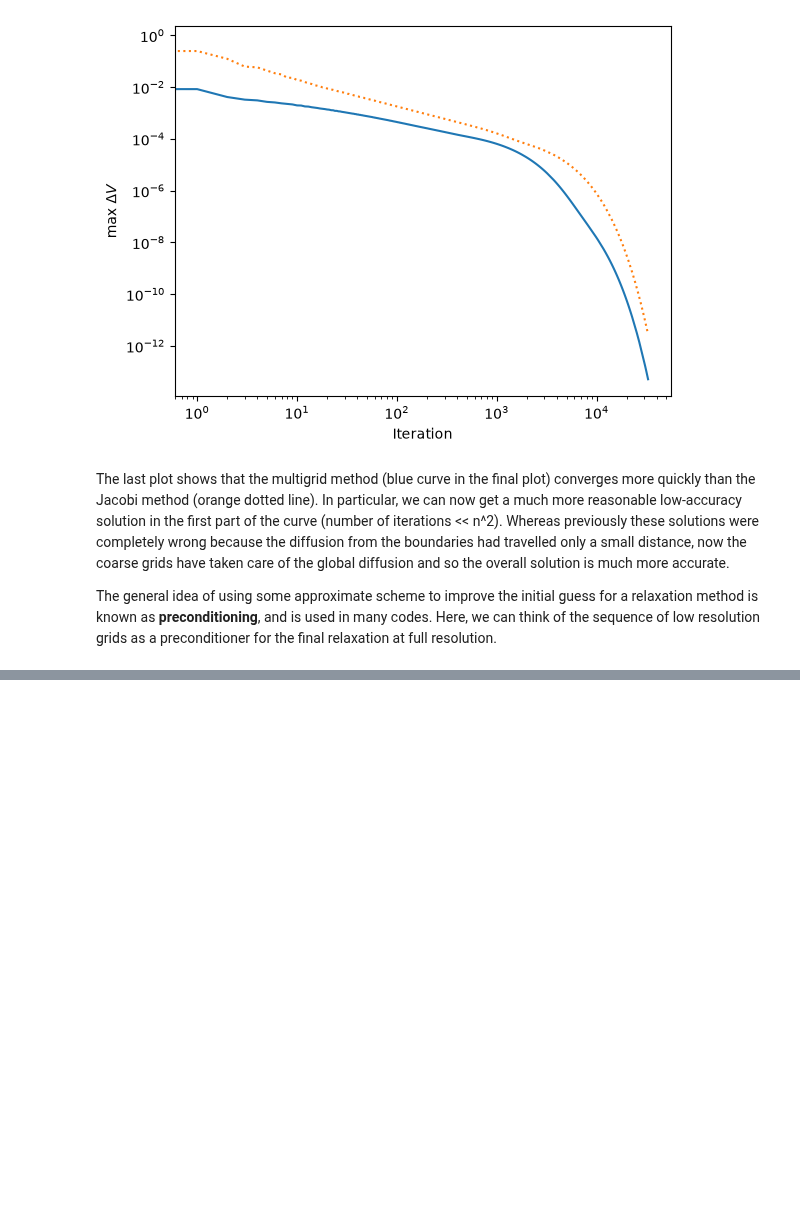
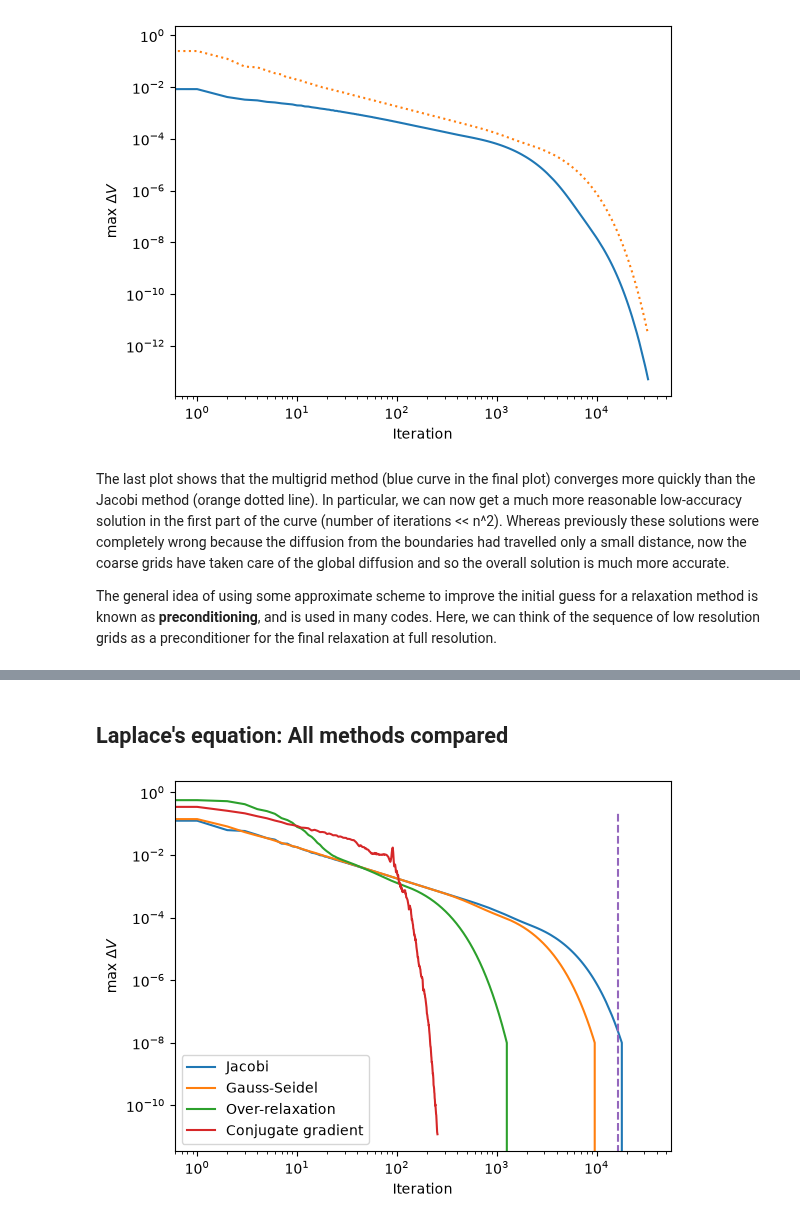
Before and after one commit to andrewcumming/phys512, a Jupyter notebook: solutions_bvp.ipynb, the cells around one changed output, grey strips where cells are left out. Drawn from its saved outputs; the diff is of its cells as text; code cells hidden in the pictures; blank space fills up the shorter version.

```diff
--- a/solutions_bvp.ipynb
+++ b/solutions_bvp.ipynb
@@ -595,0 +834,18 @@ The general idea of using some approximate scheme to improve the initial guess f
+# %% [markdown]
+## Laplace's equation: All methods compared
+# %%
+# Compare all methods
+plt.clf()
+plt.plot(np.arange(len(deltaV_jacobi)), deltaV_jacobi, label='Jacobi')
+plt.plot(np.arange(len(deltaV_gauss)), deltaV_gauss, label='Gauss-Seidel')
+plt.plot(np.arange(len(deltaV_sor)), deltaV_sor, label='Over-relaxation')
+plt.plot(np.arange(len(delta_x)), delta_x, label='Conjugate gradient')
+plt.plot([n**2,n**2],[np.min(deltaV_jacobi),np.max(deltaV_jacobi)],"--")
+plt.yscale('log')
+plt.xscale('log')
+plt.ylabel(r'max $\Delta V$')
+plt.xlabel('Iteration')
+plt.legend()
+plt.show()
+# %% [output]
+[figure, added]
```
Also changed, not shown: parts of 11 cells of this notebook.
